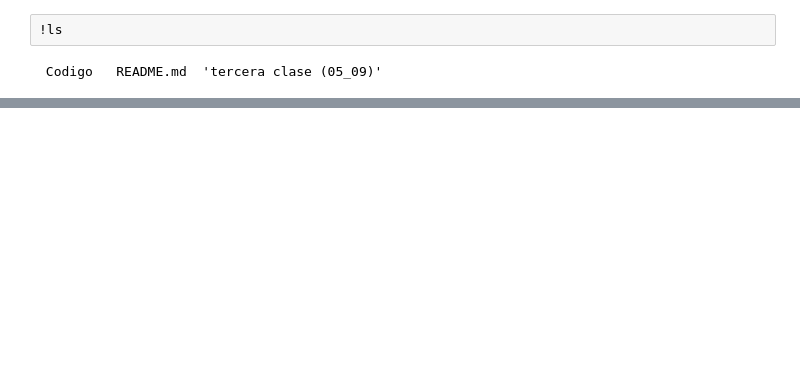
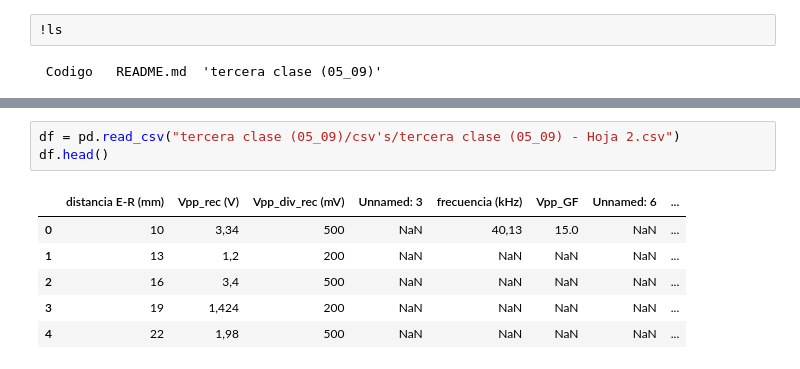
Before and after one commit to juanqwerty773/labo-2, a Jupyter notebook: tercera clase (05_09)/codigo.ipynb, the cells around one changed output, grey strips where cells are left out. Cells and saved outputs as stored; diff of their text form; blank space fills up the shorter version.

```diff
--- a/tercera clase (05_09)/codigo.ipynb
+++ b/tercera clase (05_09)/codigo.ipynb
@@ -36 +69,11 @@ df.head()
+# %%
+df = pd.read_csv("tercera clase (05_09)/csv's/tercera clase (05_09) - Hoja 2.csv")
+df.head()
+# %% [output]
+|  | distancia E-R (mm) | Vpp_rec (V) | Vpp_div_rec (mV) | Unnamed: 3 | frecuencia (kHz) | Vpp_GF | Unnamed: 6 | ... |
+| 0 | 10 | 3,34 | 500 | NaN | 40,13 | 15.0 | NaN | ... |
+| 1 | 13 | 1,2 | 200 | NaN | NaN | NaN | NaN | ... |
+| 2 | 16 | 3,4 | 500 | NaN | NaN | NaN | NaN | ... |
+| 3 | 19 | 1,424 | 200 | NaN | NaN | NaN | NaN | ... |
+| 4 | 22 | 1,98 | 500 | NaN | NaN | NaN | NaN | ... |
 # %%
```
Also changed, not shown: parts of 4 cells of this notebook.
